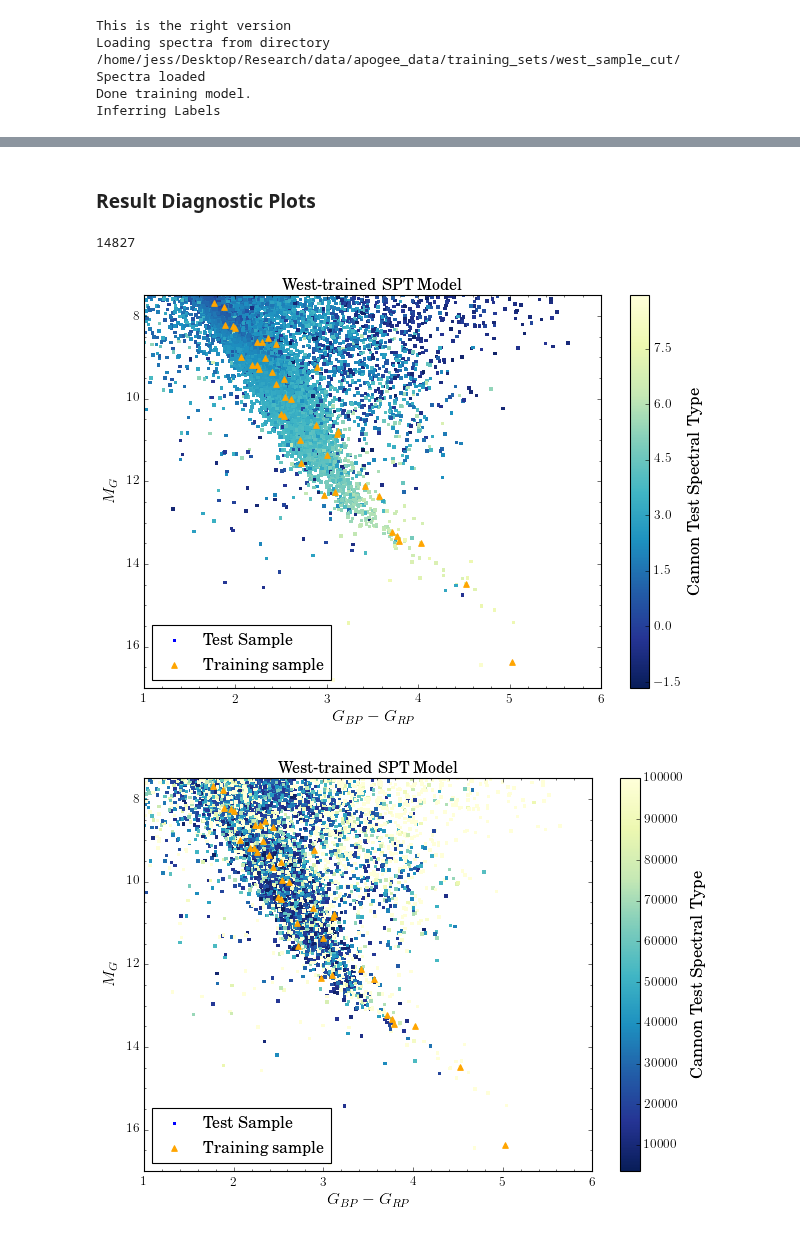
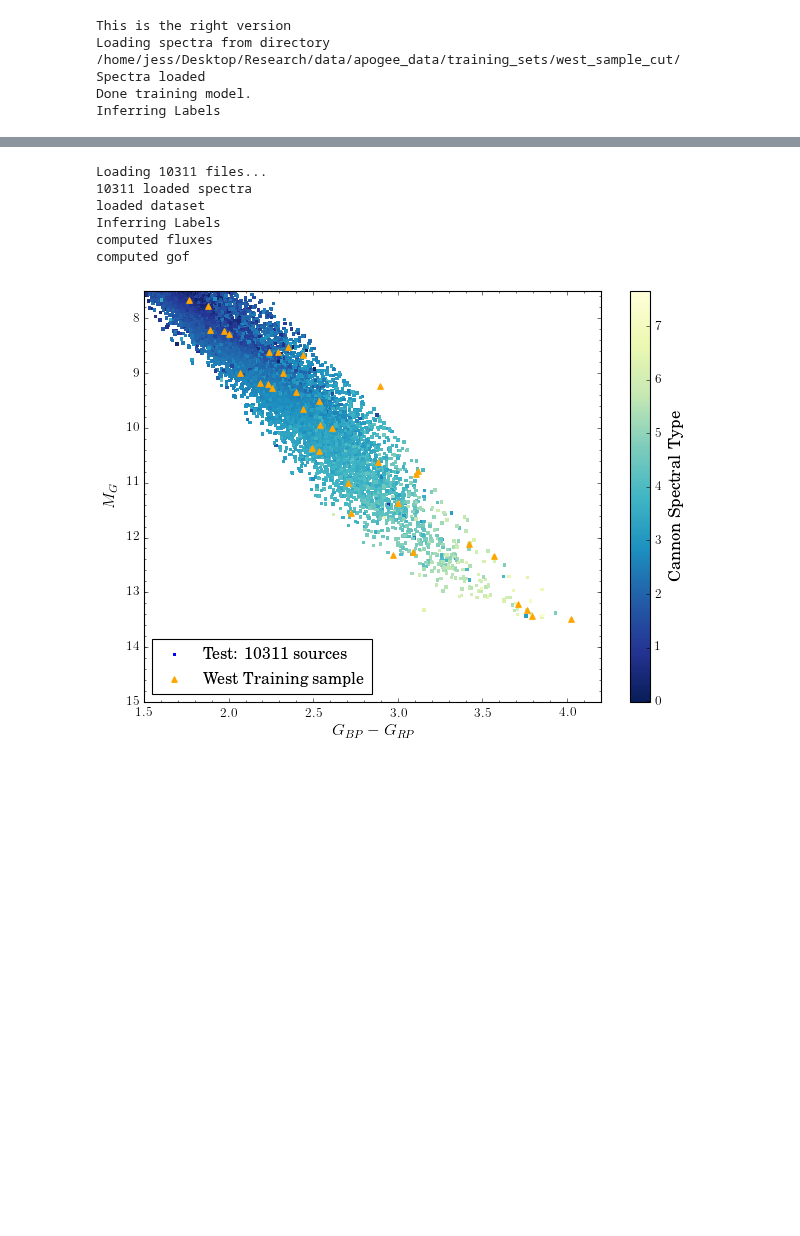
Before and after one commit to jbirky/Mdwarf_project, a Jupyter notebook: cannon_runs/apogee_test/test_west_model.ipynb, the cells around one changed output, grey strips where cells are left out. Drawn from its saved outputs; the diff is of its cells as text; code cells hidden in the pictures; blank space fills up the shorter version.

```diff
--- a/cannon_runs/apogee_test/test_west_model.ipynb
+++ b/cannon_runs/apogee_test/test_west_model.ipynb
@@ -222,40 +124,50 @@ computed gof
-# %% [markdown]
-### Result Diagnostic Plots
+# %%
+test_dir = '/home/jess/Desktop/Research/data/apogee_data/test_sets/gaia_mdwarfs'
+test = pd.read_csv('/home/jess/Desktop/Research/Mdwarf_project/cannon_runs/apogee_test/test_results/safe_sample_results.csv')
+test_ID = list(test['ID'])
+test['X'] = test['X']*10**3
+test['Y'] = test['Y']*10**3
+test['Z'] = test['Z']*10**3
+test_labels, test_flux, chi = testCannonModel(md, test_ID, test_dir)
+# %% [output]
+Loading 10311 files...
+10311 loaded spectra
+loaded dataset
+Inferring Labels
+computed fluxes
+computed gof
+# %%
+test['SPT'] = test_labels.T[0]
+test['INT_SPT'] = np.array([round(x) for x in test['SPT']])
+# %%
+gaia_xmatch = fits.open('/home/jess/Desktop/Research/data/apogee_data/apogee_x_gaiadr2_full_info.fits')
+
+gaia = pd.DataFrame({'ID':np.array(gaia_xmatch[1].data['APOGEE_ID_1']).byteswap().newbyteorder(), \
+                     'VHELIO_AVG':np.array(gaia_xmatch[1].data['VHELIO_AVG']).byteswap().newbyteorder()})
+test = test.set_index('ID').join(gaia.set_index('ID'))
+
+icrs = ICRS(ra=np.array(test['RA'])*u.degree, dec=np.array(test['DEC'])*u.degree, \
+            distance=np.array(test['DIST'])*u.pc, radial_velocity=np.array(test['VHELIO_AVG'])*u.km/u.s, \
+            pm_ra_cosdec=np.array(test['PMRA'])*u.mas/u.yr, pm_dec=np.array(test['PMDEC'])*u.mas/u.yr)
+gc = icrs.transform_to(coord.Galactocentric)
+
+test['v_x'] = np.array(gc.v_x)
+test['v_y'] = np.array(gc.v_y)
+test['v_z'] = np.array(gc.v_z)
 # %%
-print(len(bp_rp))
-
-pl = plt.scatter(bp_rp, g_abs, c=tst_label.T[0], cmap='YlGnBu_r', edgecolor='none', s=10, marker='s', \
-                 label='Test Sample')
-plt.scatter(bp_rp_w, g_abs_w, color='orange', marker='^', label='Training sample', s=25)
+pl = plt.scatter(test['BP_RP'], test['G_ABS'], c=test['SPT'], cmap='YlGnBu_r', edgecolor='none', s=10, marker='s', \
+                 label='Test: %s sources'%(len(test)))
+plt.scatter(bp_rp_w, g_abs_w, color='orange', marker='^', label='West Training sample', s=25)
 cb = plt.colorbar(pl)
-cb.set_label(r'Cannon Test Spectral Type', fontsize=15)
+cb.set_label(r'Cannon Spectral Type', fontsize=15)
 plt.xlabel(r'$G_{BP} - G_{RP}$', fontsize=15)
 plt.ylabel(r'$M_{G}$', fontsize=15)
-plt.ylim(17,7.5)
-plt.xlim(1,6)
-plt.title('West-trained SPT Model')
+plt.ylim(15,7.5)
+plt.xlim(1.5,4.2)
+# plt.title('West-trained SPT Model')
 plt.legend(loc='lower left', scatterpoints=1)
 plt.minorticks_on()
 plt.tight_layout()
 plt.show()
-
-#=============
-
-pl = plt.scatter(bp_rp, g_abs, c=np.clip(chi,0,100000), cmap='YlGnBu_r', edgecolor='none', s=10, marker='s', \
-                 label='Test Sample')
-plt.scatter(bp_rp_w, g_abs_w, color='orange', marker='^', label='Training sample', s=25)
-cb = plt.colorbar(pl)
-cb.set_label(r'Cannon Test Spectral Type', fontsize=15)
-plt.xlabel(r'$G_{BP} - G_{RP}$', fontsize=15)
-plt.ylabel(r'$M_{G}$', fontsize=15)
-plt.ylim(17,7.5)
-plt.xlim(1,6)
-plt.title('West-trained SPT Model')
-plt.legend(loc='lower left', scatterpoints=1)
-plt.minorticks_on()
-plt.tight_layout()
-plt.show()
 # %% [output]
-14827
-[figure, old version]
+[figure, new version]
-[figure, removed]
```
Also changed, not shown: parts of 23 cells of this notebook, 5 other files.
